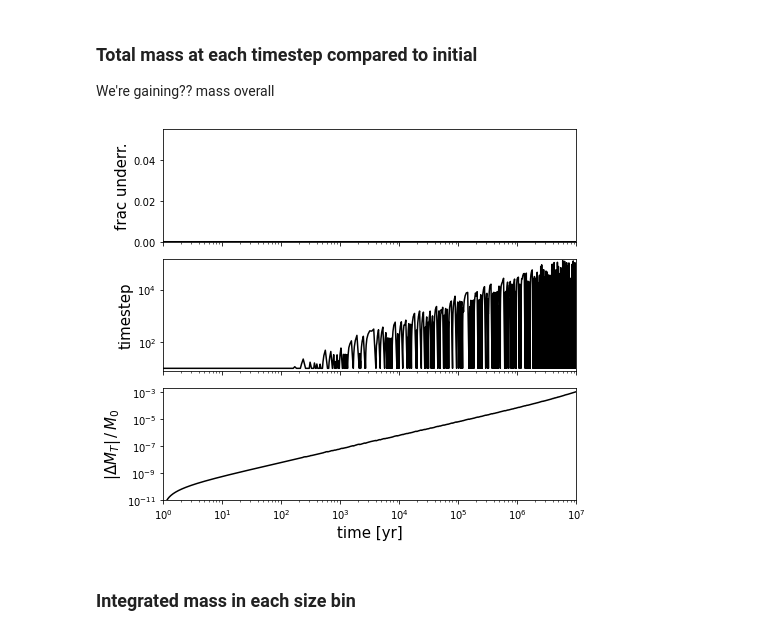
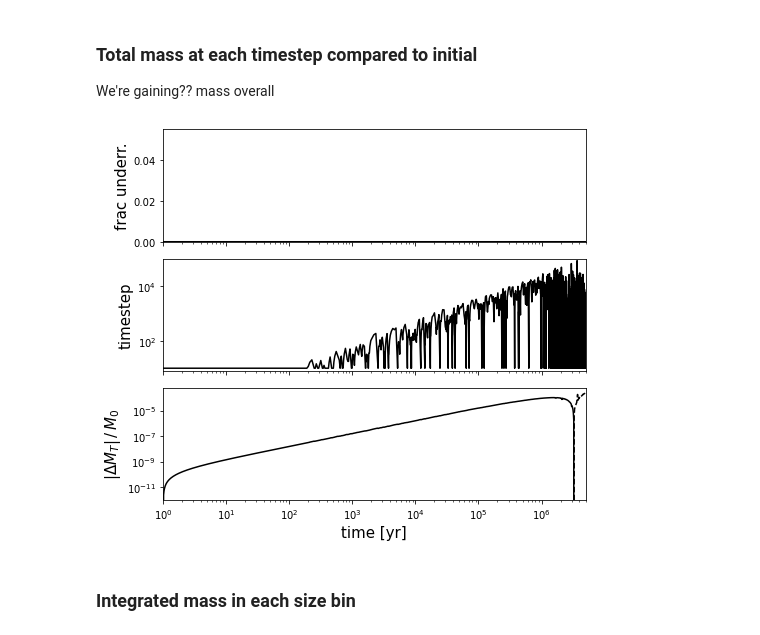
Before and after one commit to mdodici/cold-kuiper, a Jupyter notebook: 2_results_AT.ipynb, the cells around one changed output. Cells and saved outputs as stored; diff of their text form; code cells hidden in the pictures.

```diff
--- a/2_results_AT.ipynb
+++ b/2_results_AT.ipynb
@@ -10,12 +10,12 @@ from matplotlib.colors import LogNorm
 from IPython.display import HTML
 from matplotlib import animation
 # %%
-resdir = 'results/dt-var_alp-1.8_t-10.0Myr_e-100_s-80_e0-0.05_m0-10Me_p-100_r-10'
+resdir = 'results/dt-var_alp-1.8_t-5.0Myr_e-100_s-80_e0-0.09_m0-10Me_p-100_r-10'
 
-t_tot = 10e6
+t_tot = 5e6
 gpe = 100
 gps = 80
-e0 = 0.05
+e0 = 0.09
 m0 = 10
 
 N = pd.read_csv('%s/N.csv' %resdir, header=None,index_col=None)
@@ -371,37 +371,39 @@ for i in range(len(dt)):
 fig,ax=plt.subplots(3,figsize=(7,6),sharex=True)
 
 ax[0].plot(ts_int,fu,c='k')
 ax[0].set_ylim(0)
 ax[0].set_ylabel('frac underr.',fontsize=15)
 
 ax[1].plot(ts_int,dt,ls='-',marker='',markersize=2,c='k')
 ax[1].set_ylabel('timestep',fontsize=15)
 ax[1].set_ylim(min(dt)-.2*min(dt),max(dt)+.2*max(dt))
 
 #ax[2].plot(ts,ts,ls='-',marker='',markersize=2,c='k')
 #ax[2].set_ylabel('time',fontsize=15)
 #ax[2].set_ylim(10,max(ts)+.2*max(ts))
 
 #ax[1].plot(frms,np.full(len(frms),80),ls='',marker="|",zorder=0)
 #ax[2].plot(frms,np.full(len(frms),2e7),ls='',marker="|",zorder=0)
 
-mass_err = abs(total_mass_ts - total_mass_ts[0]) / total_mass_ts[0]
-ax[2].plot(ts, mass_err,ls='-',marker='',markersize=2,c='k')
+mass_err_pos = (total_mass_ts - total_mass_ts[0]) / total_mass_ts[0]
+mass_err_neg = -mass_err_pos
+ax[2].plot(ts, mass_err_pos,ls='-',marker='',markersize=2,c='k')
+ax[2].plot(ts, mass_err_neg,ls='--',marker='',markersize=2,c='k')
 ax[2].set_ylabel(r'$|\Delta M_T| \,/\,M_{0}$',fontsize=15)
-ax[2].set_ylim(1e-11,2*max(mass_err))
+#ax[2].set_ylim(1e-11,2*max(mass_err))
 
 for i in range(2):
     ax[i+1].set_yscale('log')
 
 plt.subplots_adjust(hspace=0)
 plt.xlim(1,ts[-1] + 20)
 plt.xscale('log')
 plt.xlabel('time [yr]',fontsize=15)
 
 fig.tight_layout()
 plt.show()
 # %% [output]
-[figure, old version]
+[figure, new version]
 # %% [markdown]
 ### Integrated mass in each size bin
 # %%
```
Also changed, not shown: parts of 13 cells of this notebook, 1 other file.
